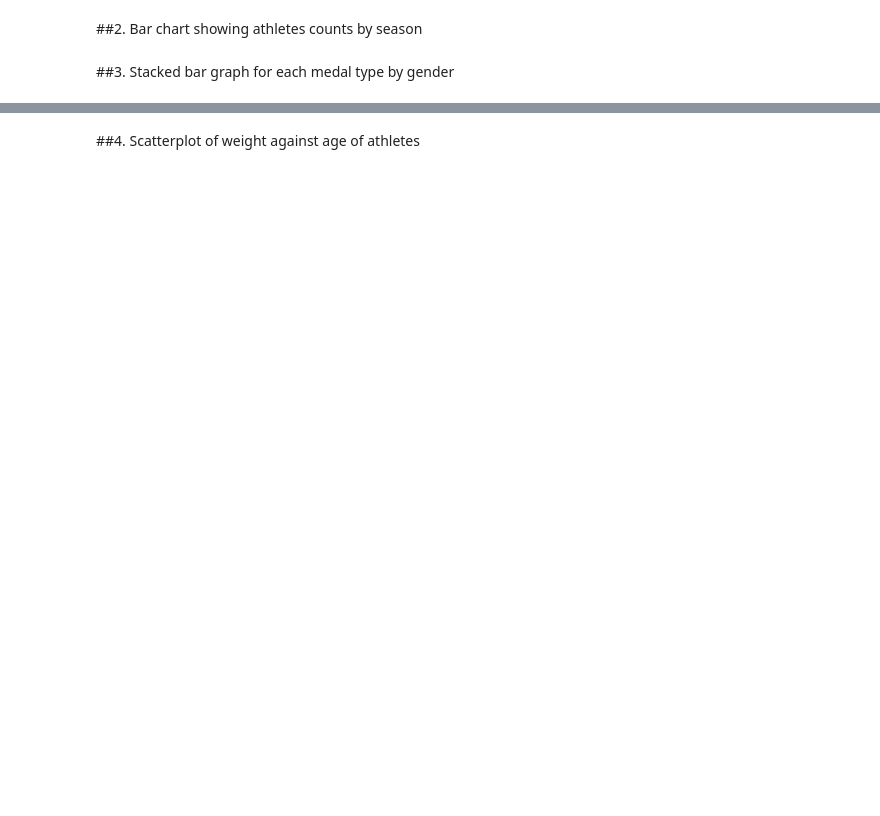
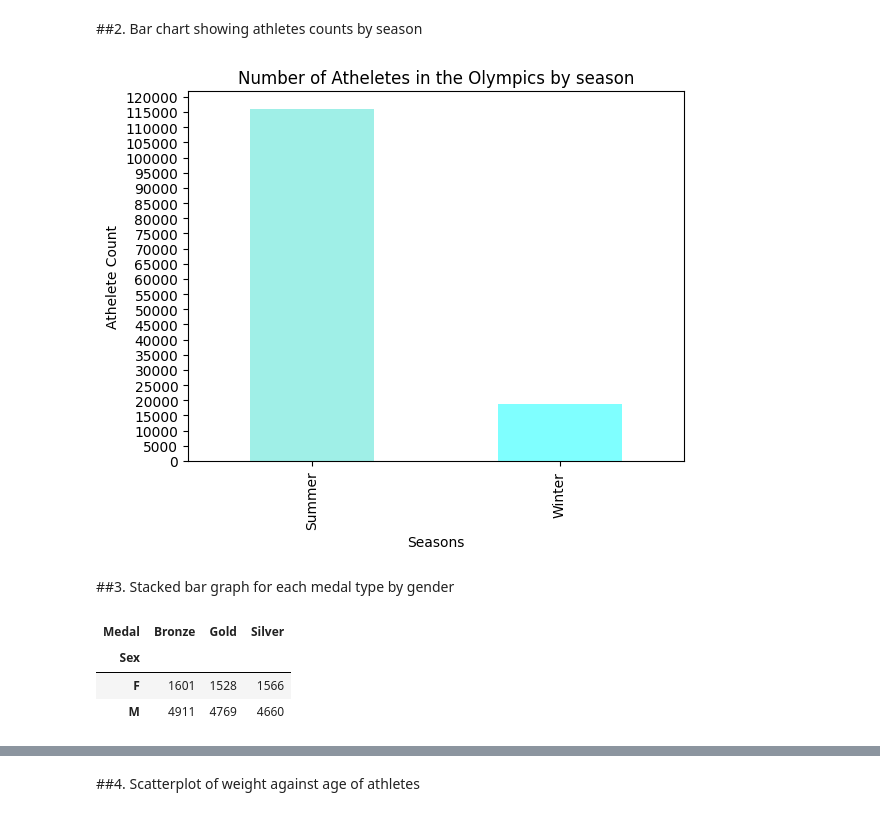
Before and after one commit to kiundi/kamilimu_assignments, a Jupyter notebook: python_libraries_2/data_visualization.ipynb, the cells around one changed output, grey strips where cells are left out. Drawn from its saved outputs; the diff is of its cells as text; code cells hidden in the pictures; blank space fills up the shorter version.

```diff
--- a/python_libraries_2/data_visualization.ipynb
+++ b/python_libraries_2/data_visualization.ipynb
@@ -11,4 +47,26 @@ countries = pd.read_csv("https://raw.githubusercontent.com/google/dspl/master/sa
 # %% [markdown]
 ##2. Bar chart showing athletes counts by season
+# %%
+import numpy as np
+sns_athlts = unique_df.Season.value_counts()
+
+sns_athlts.plot(kind = 'bar', color = ['turquoise','cyan'], alpha = 0.5)
+plt.xlabel('Seasons')
+plt.yticks(np.arange(0, sns_athlts.max() + 5000, 5000))
+plt.ylabel('Athelete Count')
+plt.title('Number of Atheletes in the Olympics by season')
+
+plt.show()
+# %% [output]
+[figure, added]
 # %% [markdown]
 ##3. Stacked bar graph for each medal type by gender
+# %%
+medalists = unique_df.dropna(subset = 'Medal')
+medal_counts = medalists.groupby(['Sex','Medal']).size().unstack()
+medal_counts.head()
+# %% [output]
+| Medal | Bronze | Gold | Silver |
+| Sex |  |  |  |
+| F | 1601 | 1528 | 1566 |
+| M | 4911 | 4769 | 4660 |
```
Also changed, not shown: parts of 11 cells of this notebook.
